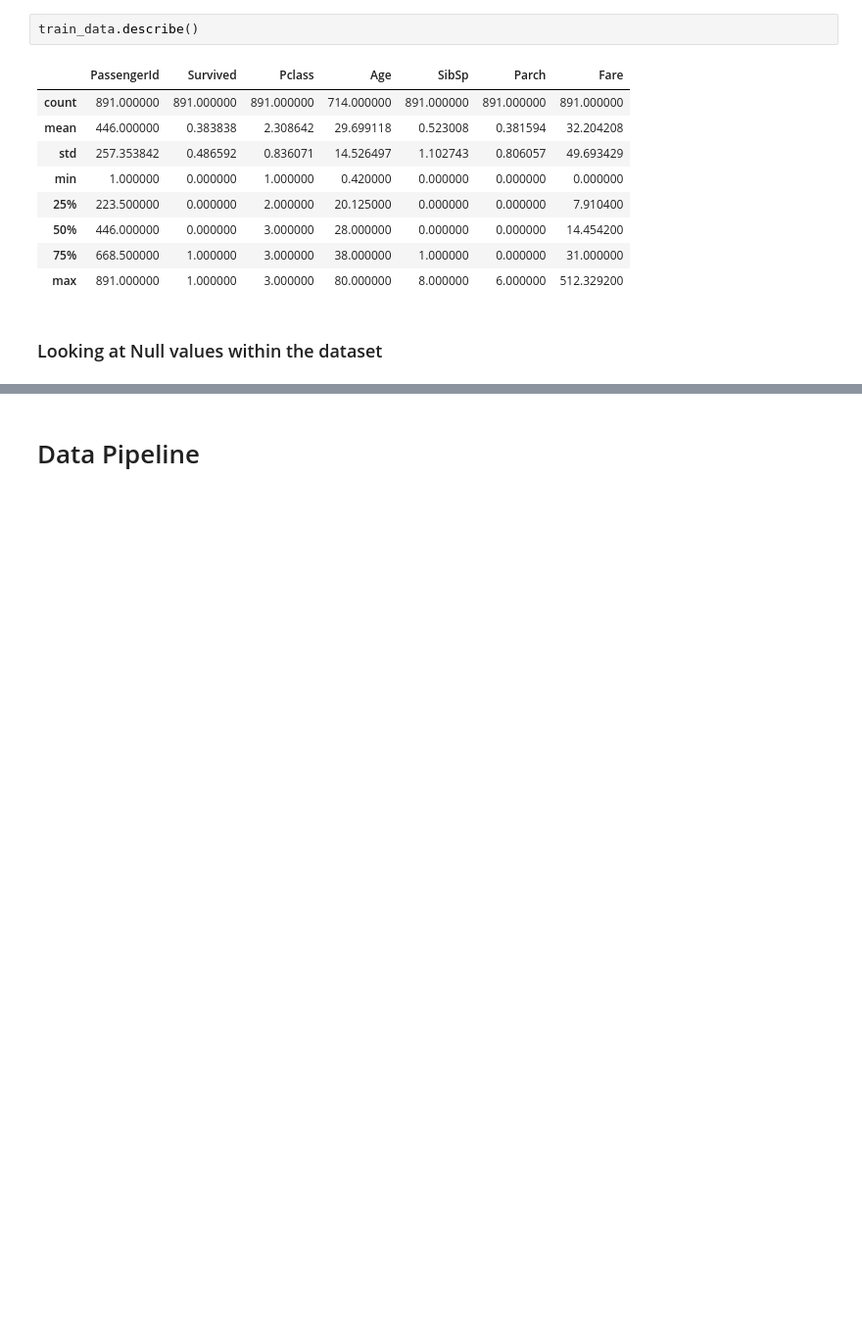
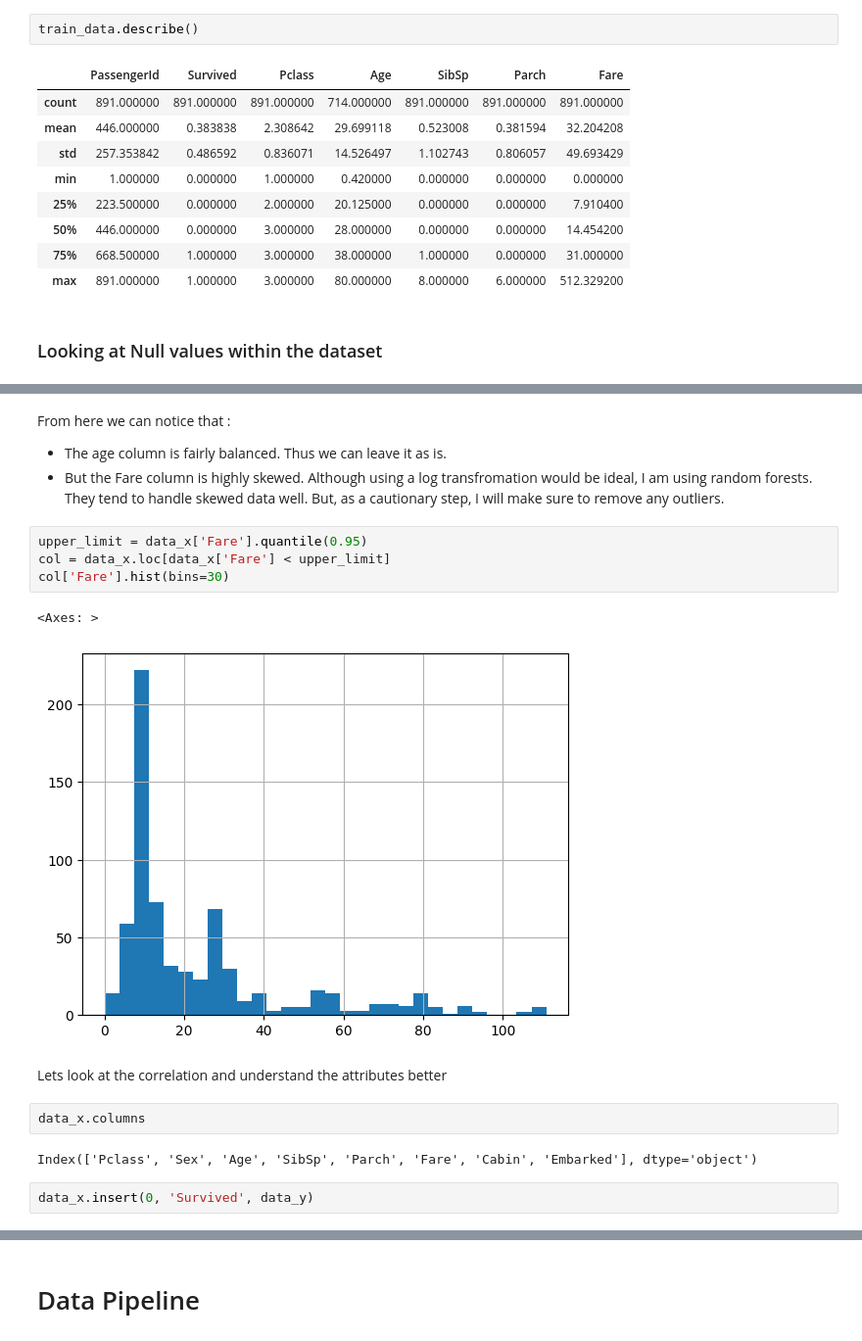
Before and after one commit to Sohampande/Titanic, a Jupyter notebook: Main Code Base.ipynb, the cells around one changed output, grey strips where cells are left out. Shown at 98% size. Cells and saved outputs as stored; diff of their text form; blank space fills up the shorter version.

```diff
--- a/Main Code Base.ipynb
+++ b/Main Code Base.ipynb
@@ -126,0 +121,19 @@ perfect.
+# %% [markdown]
+From here we can notice that :
+- The age column is fairly balanced. Thus we can leave it as is.
+- But the Fare column is highly skewed. Although using a log transfromation would be ideal, I am using random forests. They tend to handle skewed data well. But, as a cautionary step, I will make sure to remove any outliers.
+# %%
+upper_limit = data_x['Fare'].quantile(0.95)
+col = data_x.loc[data_x['Fare'] < upper_limit]
+col['Fare'].hist(bins=30)
+# %% [output]
+<Axes: >
+[figure, added]
+# %% [markdown]
+Lets look at the correlation and understand the attributes better
+# %%
+data_x.columns
+# %% [output]
+Index(['Pclass', 'Sex', 'Age', 'SibSp', 'Parch', 'Fare', 'Cabin', 'Embarked'], dtype='object')
+# %%
+data_x.insert(0, 'Survived', data_y)
```
Also changed, not shown: parts of 30 cells of this notebook.
